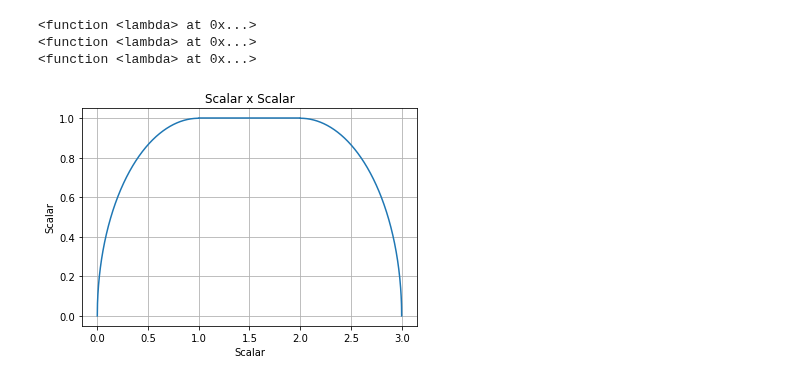
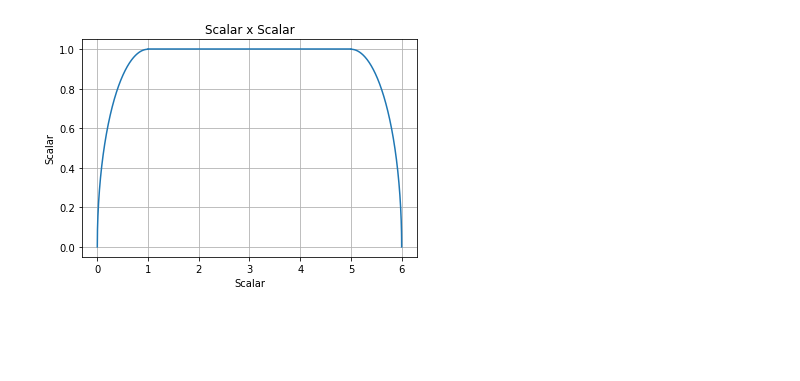
Before and after one commit to RocketPy-Team/RocketPy, a Jupyter notebook: testing.ipynb, the cells around one changed output. Saved outputs shown, nothing was run; the diff lists cells and outputs as text; code cells hidden in the pictures; blank space fills up the shorter version.

```diff
--- a/testing.ipynb
+++ b/testing.ipynb
@@ -2,14 +2,10 @@
 from rocketpy.Function import Function, PiecewiseFunction
 import numpy as np
 # %%
-tank_geometry = {(0, 1): lambda y: np.sqrt(1 ** 2 - (1 - y) ** 2), (1, 2): lambda y: 1, (2, 3): lambda y: np.sqrt(1 ** 2 - (y - 2) ** 2)}
+tank_geometry = {(0, 1): lambda y: np.sqrt(1 ** 2 - (1 - y) ** 2), (1, 5): lambda y: 1, (5, 6): lambda y: np.sqrt(1 ** 2 - (y - 5) ** 2)}
 # %%
 tank_rad = PiecewiseFunction(tank_geometry)
-# %% [output]
-<function <lambda> at 0x...>
-<function <lambda> at 0x...>
-<function <lambda> at 0x...>
-# %%
-fig, ax = tank_rad.plot1D(returnObject=True)
-# %% [output]
-[figure, removed]
+# %%
+tank_rad.plot1D()
+# %% [output]
+[figure, added]
```
Also changed, not shown: parts of 6 cells of this notebook, 1 other file.
